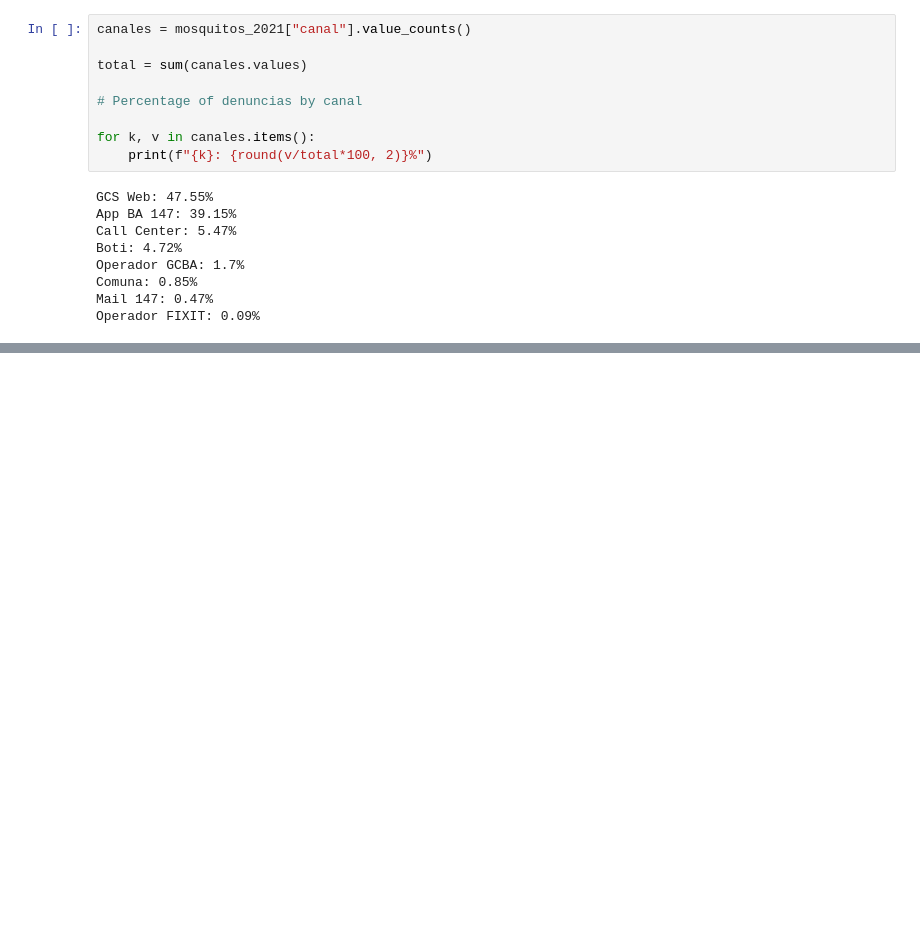
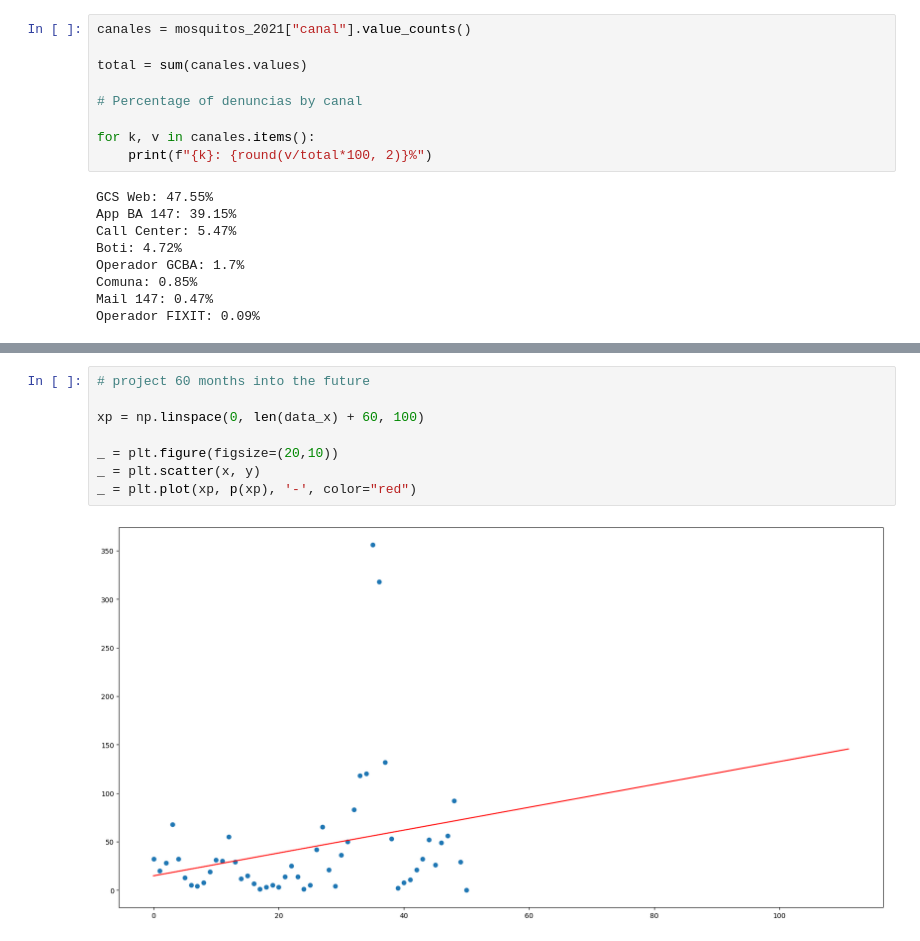
Before and after one commit to Luquish/vd_s1_parcial_mazzarello_pardo, a Jupyter notebook: data/proccessing.ipynb, the cells around one changed output, grey strips where cells are left out. Cells and saved outputs as stored; diff of their text form; blank space fills up the shorter version.

```diff
--- a/data/proccessing.ipynb
+++ b/data/proccessing.ipynb
@@ -181,0 +299,10 @@ Operador FIXIT: 0.09%
+# %%
+# project 60 months into the future
+
+xp = np.linspace(0, len(data_x) + 60, 100)
+
+_ = plt.figure(figsize=(20,10))
+_ = plt.scatter(x, y)
+_ = plt.plot(xp, p(xp), '-', color="red")
+# %% [output]
+[figure, added]
```
Also changed, not shown: parts of 13 cells of this notebook, 6 other files.
